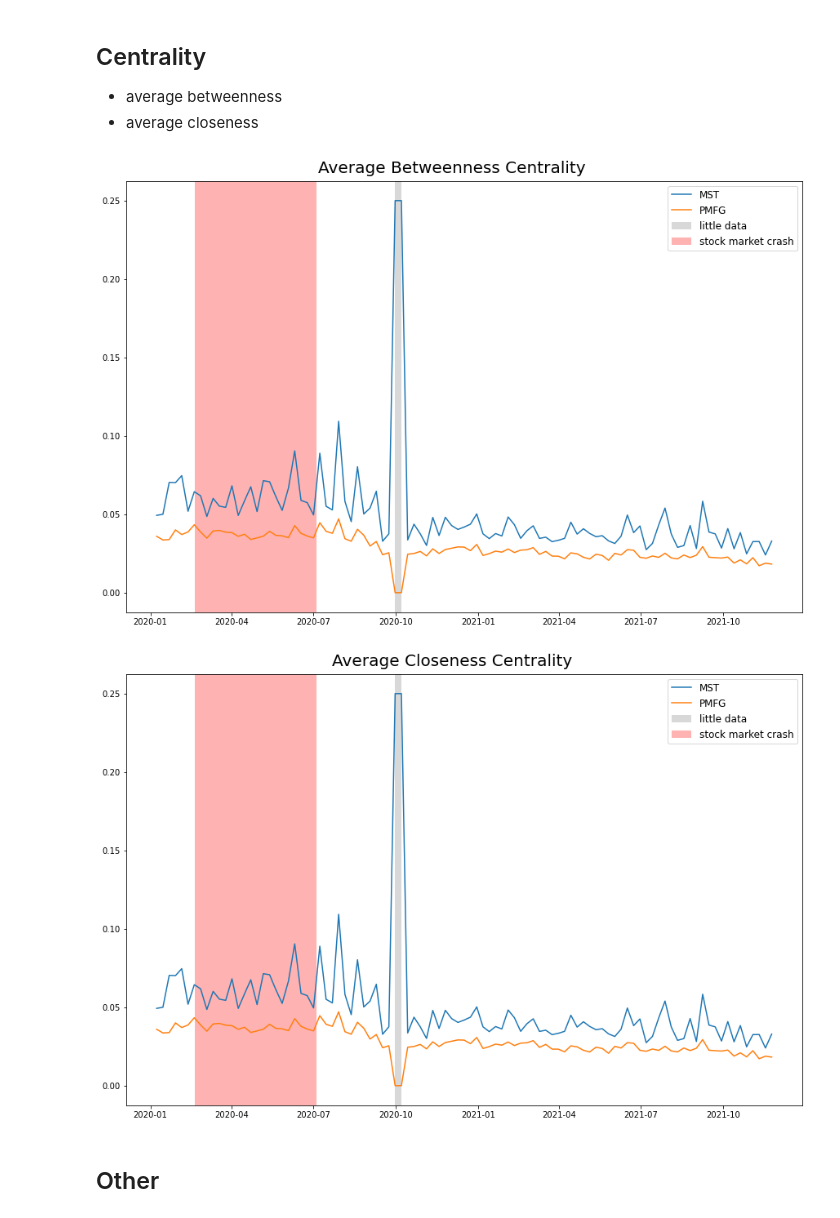
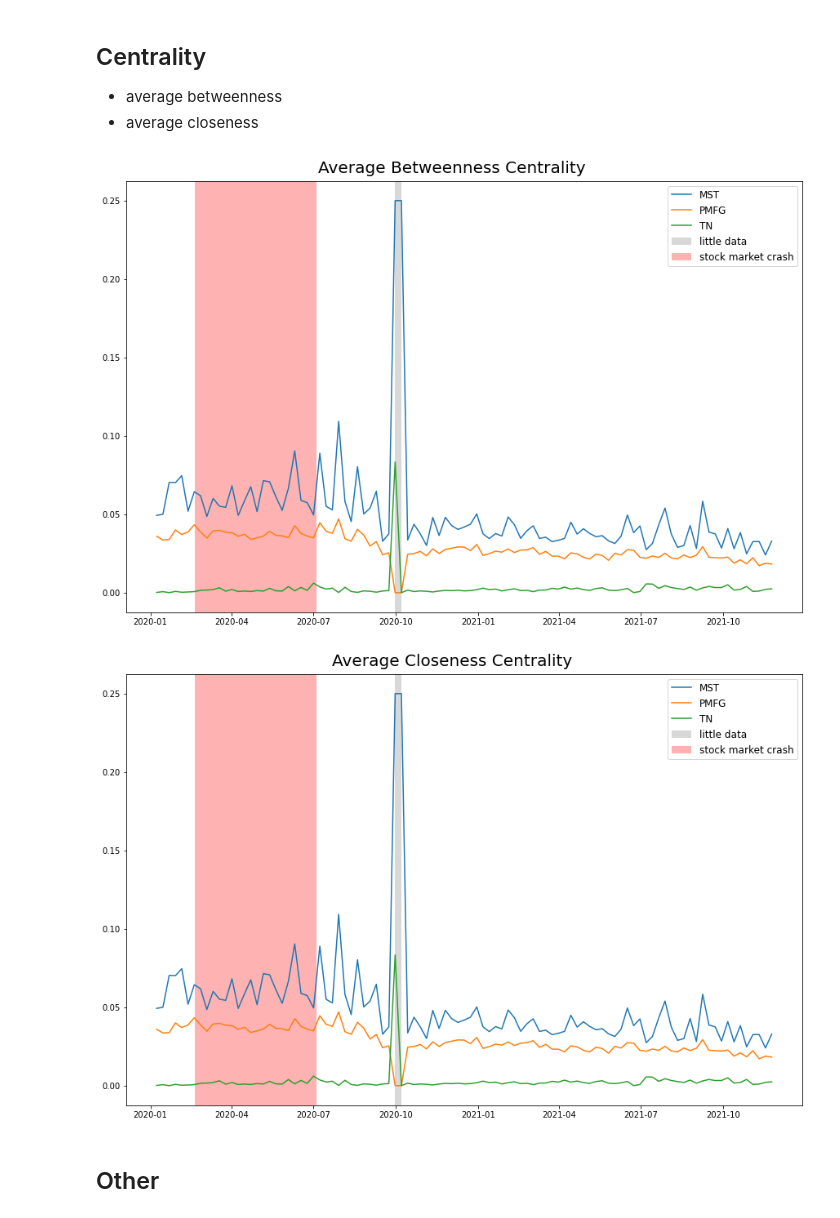
Before and after one commit to marcodipanfilo/network_science_project, a Jupyter notebook: 4-network-properties copy.ipynb, the cells around one changed output. Saved outputs shown, nothing was run; the diff lists cells and outputs as text; code cells hidden in the pictures.

```diff
--- a/4-network-properties copy.ipynb
+++ b/4-network-properties copy.ipynb
@@ -120,8 +120,8 @@ def compare_networks(MSTs, PMFGs, TNs, measure, title, net_size=False):
     # mark important dates in the figure
 
     # little data available
-    little_data = [str_to_date("2020-09-30 01-00-00"), str_to_date("2020-10-07 01-00-00")]
-    ax.axvspan(little_data[0], little_data[1], color='gray', alpha=0.3, lw=0, label="little data")
+    not_enough_data = [str_to_date("2020-09-30 01-00-00"), str_to_date("2020-10-07 01-00-00")]
+    ax.axvspan(not_enough_data[0], not_enough_data[1], color='gray', alpha=0.3, lw=0, label="little data")
 
     # stock market crash (dates according to wikipedia: https://en.wikipedia.org/wiki/2020_stock_market_crash)
     crash = [datetime.date(2020, 2, 20), datetime.date(2020, 7, 4)]
@@ -191,14 +191,14 @@ NetworkXError: Cannot compute metric because graph is not connected.
 - average closeness
 # %%
 avg_between = lambda G: np.mean(list(nx.betweenness_centrality(G).values()))
-compare_networks(msts, pmfgs, None, avg_between, "Average Betweenness Centrality", False)
+compare_networks(msts, pmfgs, tns, avg_between, "Average Betweenness Centrality", False)
 # %% [output]
-[figure, old version]
+[figure, new version]
 # %%
 avg_closeness = lambda G: np.mean(list(nx.closeness_centrality(G).values()))
-compare_networks(msts, pmfgs, None, avg_between, "Average Closeness Centrality", False)
+compare_networks(msts, pmfgs, tns, avg_between, "Average Closeness Centrality", False)
 # %% [output]
-[figure, old version]
+[figure, new version]
 # %% [markdown]
 ## Other
 # %%
```
Also changed, not shown: parts of 2 cells of this notebook, 10 other files.
